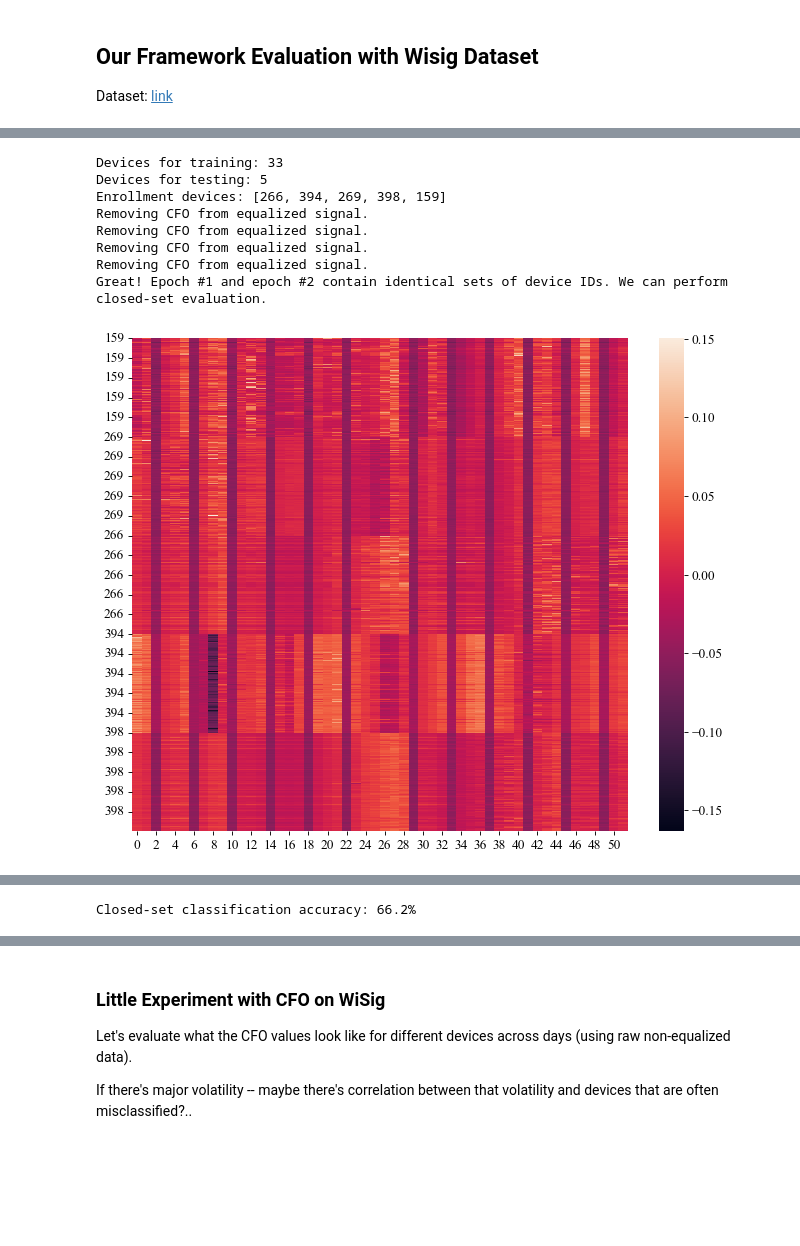
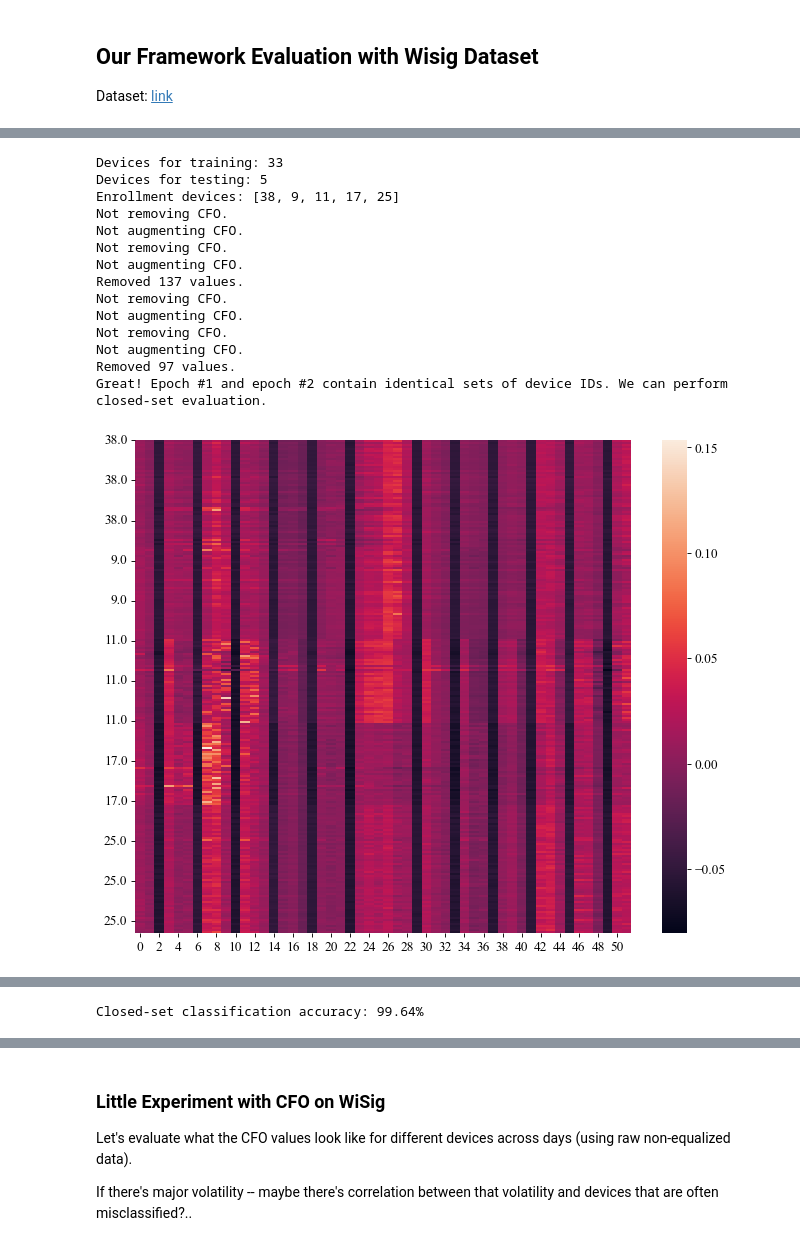
Before and after one commit to joseasanvil/AODT_RFFI, a Jupyter notebook: fingerprinting/wisig_demo.ipynb, the cells around one changed output, grey strips where cells are left out. Cells and saved outputs as stored; diff of their text form; code cells hidden in the pictures; blank space fills up the shorter version.

Commit message:
Implemented wisig decoding, dataset augmentation

```diff
--- a/fingerprinting/wisig_demo.ipynb
+++ b/fingerprinting/wisig_demo.ipynb
@@ -50,7 +50,7 @@ AUG_CONFIG = {
 
 MODEL_CONFIG = {
     'batch_size':        32,
-    'loss_type':         'triplet_loss', 'alpha': 0.5,
+    'loss_type':         'triplet_loss', 'alpha': 1.0,
     # 'loss_type':         'quadruplet_loss', 'alpha': 1.2,
     'fp_len':            512,
     'row':               100,
@@ -71,9 +71,9 @@ To enable the following instructions: AVX2 FMA, in other operations, rebuild Ten
 # %%
-enable_training = False
+enable_training = True
 
 if enable_training:
     # models, histories = fp_api.train_models()
-    models, histories = fp_api.train_models_wisig(multiday=False, compensate_cfo=True)
+    models, histories = fp_api.train_models_wisig(multiday=False, compensate_cfo=False, augment_cfo=True)
 
     history = histories[RX_NODES[0]]
 
@@ -98,7 +132,8 @@ Devices for testing: 5
 # %%
-CFO_COMP_ON = True
-RSSI_FILTERING_ON = False
-CFO_FILTERING_ON = False
+CFO_COMP_ON = False
+RSSI_FILTERING_ON = True
+CFO_FILTERING_ON = True
+CFO_AUG_ON = False
 
 def combine_datasets(datas, labels):
     data = np.concatenate(datas, axis=0)
@@ -116,8 +151,8 @@ dataset_train_paths = [dataset_train_path, '/home/smazokha2016/Desktop/wisig_dat
 print(f'Enrollment devices: {list(set(node_ids_epoch))}')
 
 # 2. Prepare signal & labels for enrollment subset (epoch #0)
-data_train_1, labels_train_1, _ = dataset_api.load_raw_dataset_wisig_eq(dataset_train_paths[0], shuffle=False, compensate_cfo=CFO_COMP_ON)
-data_epoch_1, labels_epoch_1, _ = dataset_api.load_raw_dataset_wisig_eq(dataset_epoch_paths[0], shuffle=False, compensate_cfo=CFO_COMP_ON)
+data_train_1, labels_train_1, _ = dataset_api.load_raw_dataset_wisig_eq(dataset_train_paths[0], shuffle=False, compensate_cfo=CFO_COMP_ON, augment_cfo=CFO_AUG_ON)
+data_epoch_1, labels_epoch_1, _ = dataset_api.load_raw_dataset_wisig_eq(dataset_epoch_paths[0], shuffle=False, compensate_cfo=CFO_COMP_ON, augment_cfo=CFO_AUG_ON)
 data_enroll, label_enroll = combine_datasets(datas=[data_train_1, data_epoch_1], labels=[labels_train_1, labels_epoch_1])
 data_enroll, label_enroll, _ = dataset_api.filter_dataset(data_enroll, label_enroll, None,
                                                           dev_range=node_ids_epoch,
@@ -137,38 +172,44 @@ if CFO_FILTERING_ON:
     data_enroll, label_enroll, _ = dataset_api.filter_frames_by_cfo(data_enroll, label_enroll, None, show=False)
 
 # 3. Prepare signal & labels for identification subset (epoch #1)
-data_train_2, labels_train_2, _ = dataset_api.load_raw_dataset_wisig_eq(dataset_train_paths[1], shuffle=False, compensate_cfo=CFO_COMP_ON)
-data_epoch_2, labels_epoch_2, _ = dataset_api.load_raw_dataset_wisig_eq(dataset_epoch_paths[1], shuffle=False, compensate_cfo=CFO_COMP_ON)
+data_train_2, labels_train_2, _ = dataset_api.load_raw_dataset_wisig_eq(dataset_train_paths[1], shuffle=False, compensate_cfo=CFO_COMP_ON, augment_cfo=CFO_AUG_ON)
+data_epoch_2, labels_epoch_2, _ = dataset_api.load_raw_dataset_wisig_eq(dataset_epoch_paths[1], shuffle=False, compensate_cfo=CFO_COMP_ON, augment_cfo=CFO_AUG_ON)
 data_id, label_id = combine_datasets(datas=[data_train_2, data_epoch_2], labels=[labels_train_2, labels_epoch_2])
 data_id, label_id, _ = dataset_api.filter_dataset(data_id, label_id, None,
                                                           dev_range=node_ids_epoch,
                                                           pkt_range=np.arange(400, 500))
 data_id = data_id[:, 0:DATA_CONFIG['samples_count']]
 if RSSI_FILTERING_ON:
     data_id = ChannelIndSpectrogram()._normalization(data_id)
     rssi_id = np.array([utils.calculate_preamble_rssi(data_id[i, :]) for i in range(data_id.shape[0])])
     data_id, label_id, rssi_id_final, filtered_idx = dataset_api.filter_frames_by_rssi(data_id, label_id, rssi_id, 100, show_dist=False)
     # plt.figure(figsize=(10, 8), dpi=80)
     # plt.scatter(range(len(rssi_id)), rssi_id, label='Day 2 before')
     # plt.scatter(filtered_idx, rssi_id_final, label='Day 2 after')
     # plt.legend()
     # plt.ylim(-10, 5)
     # plt.show()
 if CFO_FILTERING_ON:
     data_id, label_id, _ = dataset_api.filter_frames_by_cfo(data_id, label_id, None, show=False)
 
 # 4. Perform closed-set data evaluation
 accuracy, real, pred = eval_api.evaluate_closed_set_knn(
     model, data_enroll, label_enroll, data_id, label_id,
     model_config=MODEL_CONFIG, k=10, fig_path='multirx_closed_set.eps')
 print(f'Closed-set classification accuracy: {np.round(accuracy*100, 2)}%')
 # %% [output]
 Devices for training: 33
 Devices for testing: 5
-Enrollment devices: [266, 394, 269, 398, 159]
-Removing CFO from equalized signal.
-Removing CFO from equalized signal.
-Removing CFO from equalized signal.
-Removing CFO from equalized signal.
+Enrollment devices: [38, 9, 11, 17, 25]
+Not removing CFO.
+Not augmenting CFO.
+Not removing CFO.
+Not augmenting CFO.
+Removed 137 values.
+Not removing CFO.
+Not augmenting CFO.
+Not removing CFO.
+Not augmenting CFO.
+Removed 97 values.
 Great! Epoch #1 and epoch #2 contain identical sets of device IDs. We can perform closed-set evaluation.
-[figure, old version]
+[figure, new version]
@@ -177,4 +218,4 @@ Great! Epoch #1 and epoch #2 contain identical sets of device IDs. We can perfor
-Closed-set classification accuracy: 66.2%
+Closed-set classification accuracy: 99.64%
 # %% [markdown]
 <!--  -->
 # %% [markdown]
```
Also changed, not shown: parts of 10 cells of this notebook, 12 other files.
